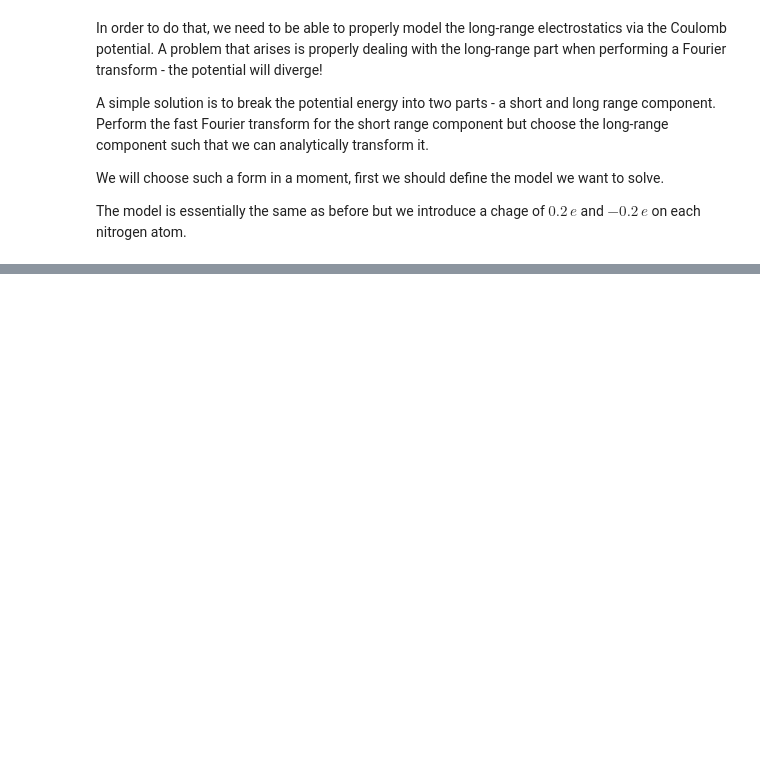
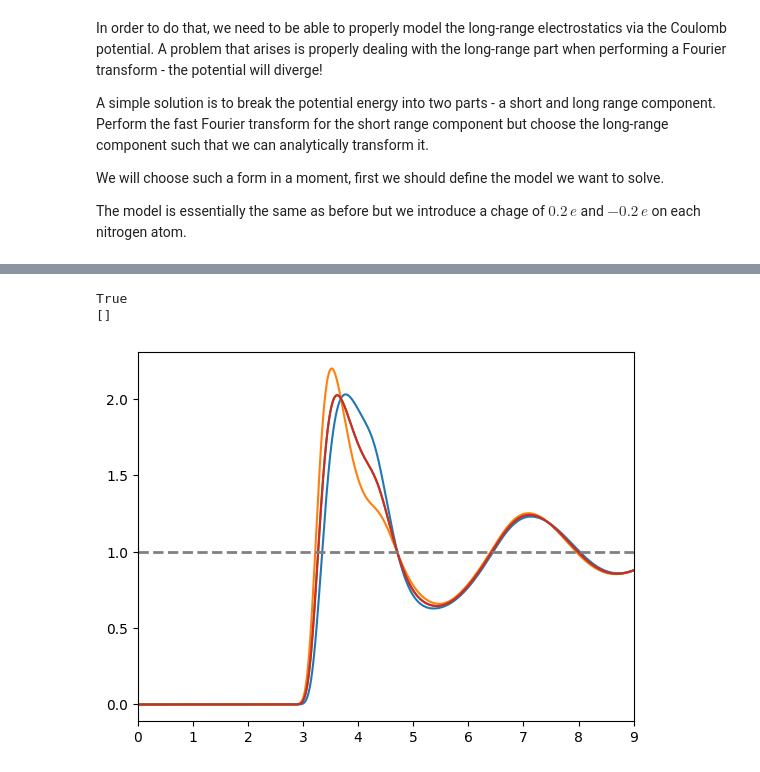
Before and after one commit to 2AUK/RISM_tutorial, a Jupyter notebook: Nitrogen.ipynb, the cells around one changed output, grey strips where cells are left out. Saved outputs shown, nothing was run; the diff lists cells and outputs as text; code cells hidden in the pictures; blank space fills up the shorter version.

```diff
--- a/Nitrogen.ipynb
+++ b/Nitrogen.ipynb
@@ -198,7 +178,7 @@ def RISM(cr, w, p, r, k, dr, dk):
     ck = fbt(cr, r, k, dr)
     # Solve the RISM equation for t(k)
     for l in np.arange(0, N):
-        A = np.linalg.inv(I - w[l] @ ck[l] @ p)
+        A = np.linalg.inv(I - p @ w[l] @ ck[l])
         B = w[l] @ ck[l] @ w[l]
         tk[l] = A @ B - ck[l]
     # Transform t(k) to t(r)
@@ -241,7 +227,7 @@ We're going to introduce charging, which is where we slowly switch on the potent
 # %%
 tolerance = 1e-7
 max_step = 10000
-alpha = 0.1
+alpha = 0.5
 initial_tr = np.zeros((N, ns, ns))
 lambdas = 3
 
@@ -305,0 +406,19 @@ n2_rho = np.diag([n2_density, n2_density])
+# %%
+tolerance = 1e-7
+max_step = 10000
+alpha = 0.5
+initial_tr = np.zeros((N, ns, ns))
+lambdas = 3
+
+n2_ur = n2_lj + n2_cou
+n2_ur_sr = n2_ur - n2_ng_real
+
+for ilam in range(1, lambdas+1):
+    lam = ilam / lambdas
+    print(lam)
+    tr = picard_iteration(tolerance, max_step, alpha, initial_tr, beta, lam * n2_ur_sr, lam * n2_ng_fourier, n2_wk, n2_rho)
+    initial_tr = tr
+
+
+cr = PY(beta, n2_ur_sr, tr) - beta * n2_ng_real
+tr += beta * n2_ng_real
@@ -305,0 +443,26 @@ n2_rho = np.diag([n2_density, n2_density])
+# %%
+hr = tr + cr
+
+gr = hr + 1.0
+
+gpp = gr[:, 0, 0]
+gpn = gr[:, 0, 1]
+
+print(np.all(np.isclose(2 * gn, gpp + gpn, atol=1e-4, rtol=1e-8)))
+
+idx = np.where(np.isclose(2 * gn, gpp + gpn, atol=1e-4, rtol=1e-8) == False)
+
+print(abs((2 * gn) - (gpp + gpn))[idx])
+
+plt.plot(r_grid, gpp)
+plt.plot(r_grid, gpn)
+plt.plot(r_grid, gn)
+plt.plot(r_grid, (gpp + gpn) / 2.0)
+plt.scatter(r_grid[idx], gn[idx], marker=".")
+plt.axhline(1, color="grey", linestyle="--", linewidth=2)
+plt.xlim([0, 9])
+plt.show()
+# %% [output]
+True
+[]
+[figure, added]
```
Also changed, not shown: parts of 9 cells of this notebook.
